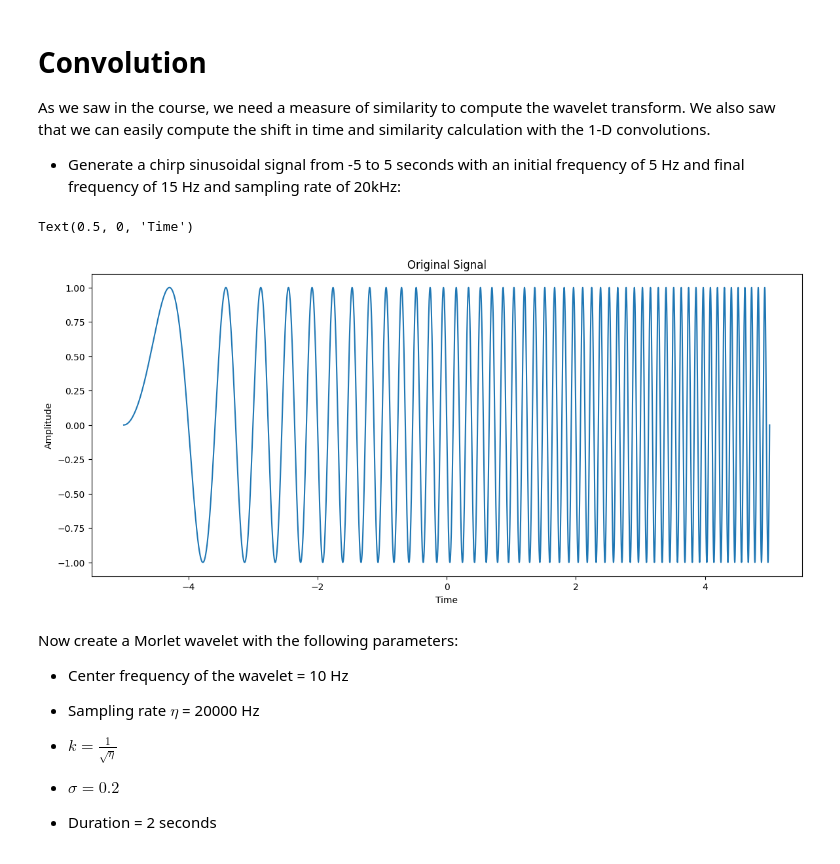
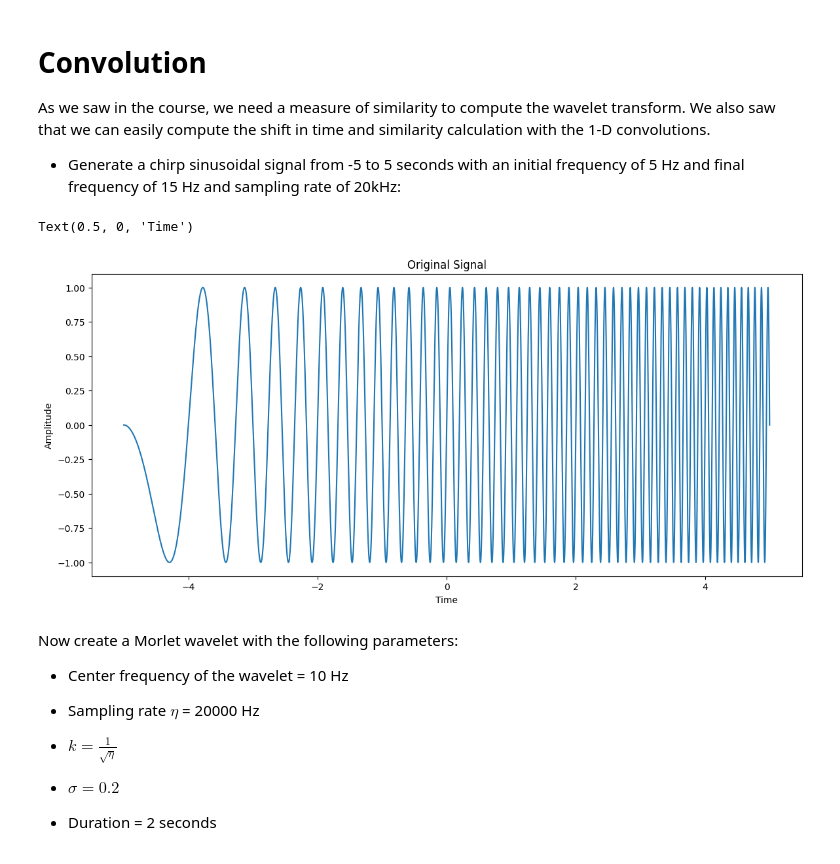
Before and after one commit to KHOUTAIBI/TSIA-TP, a Jupyter notebook: TP_Wavelets.ipynb, the cells around one changed output. Drawn from its saved outputs; the diff is of its cells as text; code cells hidden in the pictures.

```diff
--- a/TP_Wavelets.ipynb
+++ b/TP_Wavelets.ipynb
@@ -164,30 +165,29 @@ As we saw in the course, we need a measure of similarity to compute the wavelet
 # %%
 # Chirp signal down below
 Fs = 20_000
-
 # We add a chirp timstep in order to compute the chirp function, a normal timestep will not work
 
 # TODO Change this, it does not work, should start from -5 to 5 and reach 15Hz at 5 seconds
 
-def chirp(t,f0,f1,tmin,tmax):
-    beta = (f0 - f1) / (tmax - tmin)
-    alpha = (f1*tmax - f0*tmin) / (tmax - tmin)
-    phase =  (beta/2)*((t+tmin)**2) + alpha*(t + tmin)
+def chirp(t,f0,f1):
+    beta =   (f1-f0)/10
+    phase =  (beta/2)*(t**2)+f0*t
     return np.sin(2*np.pi*phase)
 
 # Now we compute the timesteps
-timesteps = np.linspace(-100_000,100_000,10_000)/Fs
-chirp_signal = chirp(timesteps,f0=15,tmin=-5,tmax=5,f1=5)
+timesteps = np.linspace(-100_000,100_000,20_000)/Fs
+chirp_signal = chirp(timesteps,f0=5,f1=15)
+
 
 # Plotting the results below
 plt.figure(figsize=(14, 6))
 plt.plot(timesteps, chirp_signal)
 plt.title('Original Signal')
 plt.ylabel('Amplitude')
 plt.xlabel('Time')
 # %% [output]
 Text(0.5, 0, 'Time')
-[figure, old version]
+[figure, new version]
 # %% [markdown]
 Now create a Morlet wavelet with the following parameters:
 
```
Also changed, not shown: parts of 15 cells of this notebook.
